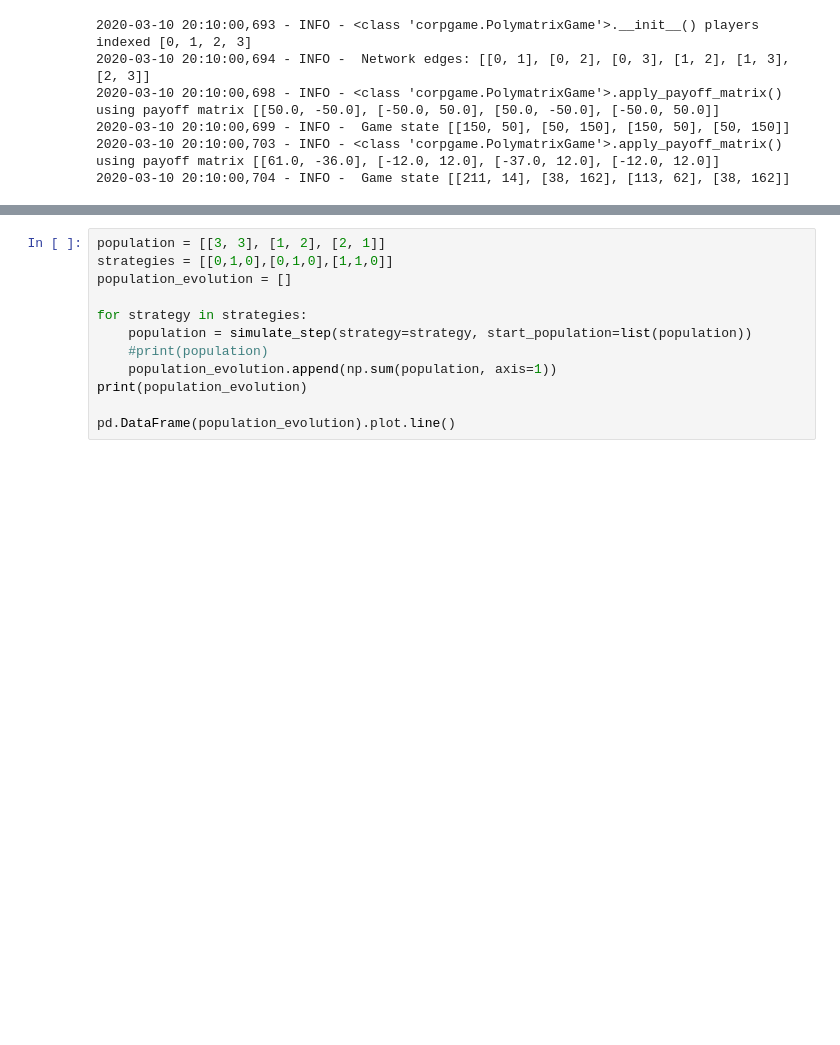
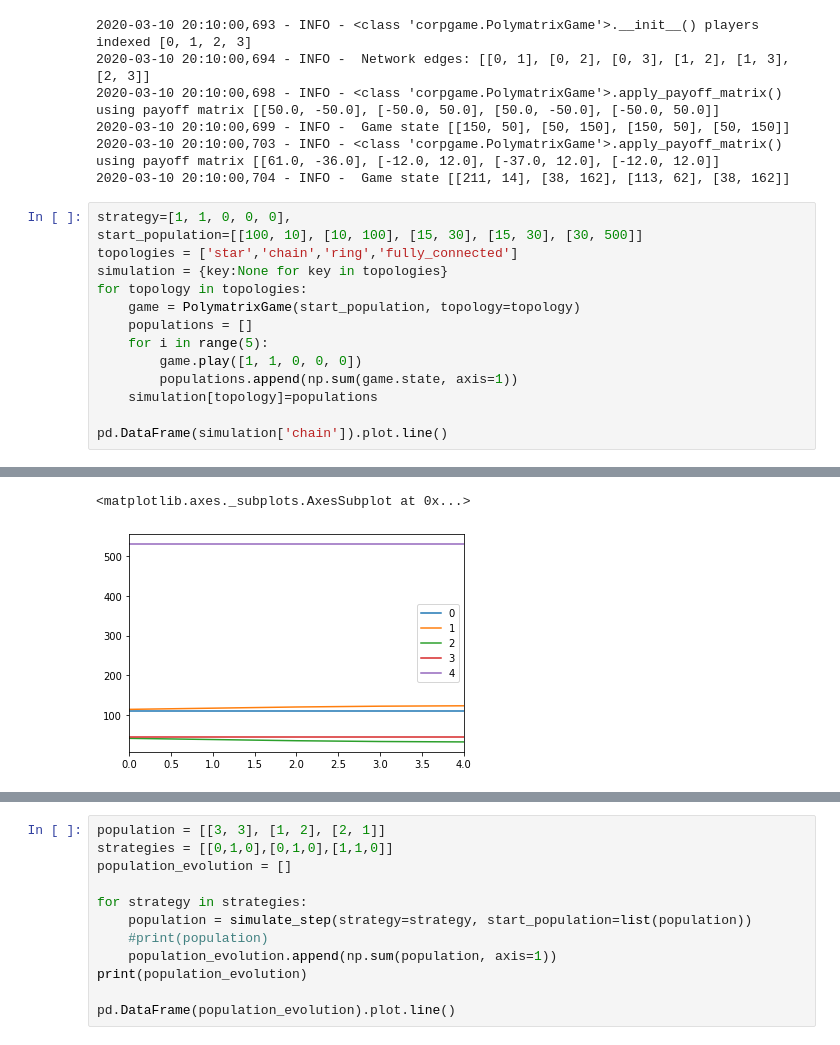
Before and after one commit to positivedefinite/corpgame, a Jupyter notebook: analysis.ipynb, the cells around one changed output, grey strips where cells are left out. Drawn from its saved outputs; the diff is of its cells as text; blank space fills up the shorter version.

Commit message:
trying to get plots

```diff
--- a/analysis.ipynb
+++ b/analysis.ipynb
@@ -23,3 +23,18 @@ log.info(f" Game state {game.state.tolist()}")
 2020-03-10 20:10:00,699 - INFO -  Game state [[150, 50], [50, 150], [150, 50], [50, 150]]
 2020-03-10 20:10:00,703 - INFO - <class 'corpgame.PolymatrixGame'>.apply_payoff_matrix() using payoff matrix [[61.0, -36.0], [-12.0, 12.0], [-37.0, 12.0], [-12.0, 12.0]]
 2020-03-10 20:10:00,704 - INFO -  Game state [[211, 14], [38, 162], [113, 62], [38, 162]]
+# %%
+strategy=[1, 1, 0, 0, 0],
+start_population=[[100, 10], [10, 100], [15, 30], [15, 30], [30, 500]]
+topologies = ['star','chain','ring','fully_connected']
+simulation = {key:None for key in topologies}
+for topology in topologies:
+    game = PolymatrixGame(start_population, topology=topology)
+    populations = []
+    for i in range(5):
+        game.play([1, 1, 0, 0, 0])
+        populations.append(np.sum(game.state, axis=1))
+    simulation[topology]=populations
+
+pd.DataFrame(simulation['chain']).plot.line()
+# %% [output]
@@ -25,0 +58,2 @@ log.info(f" Game state {game.state.tolist()}")
+<matplotlib.axes._subplots.AxesSubplot at 0x...>
+[figure, added]
```
Also changed, not shown: parts of 3 cells of this notebook.
